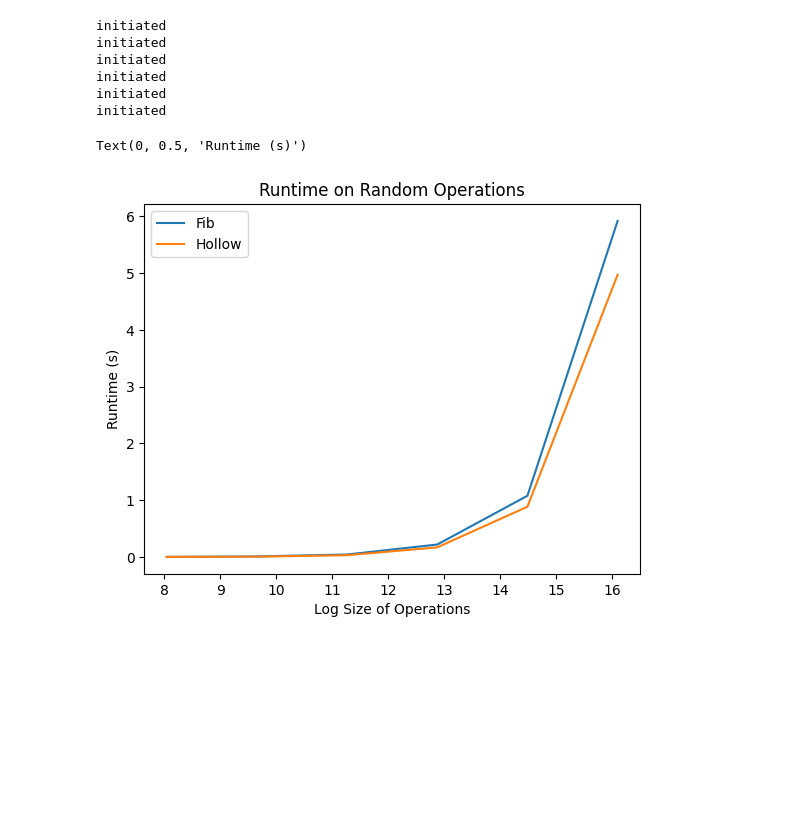
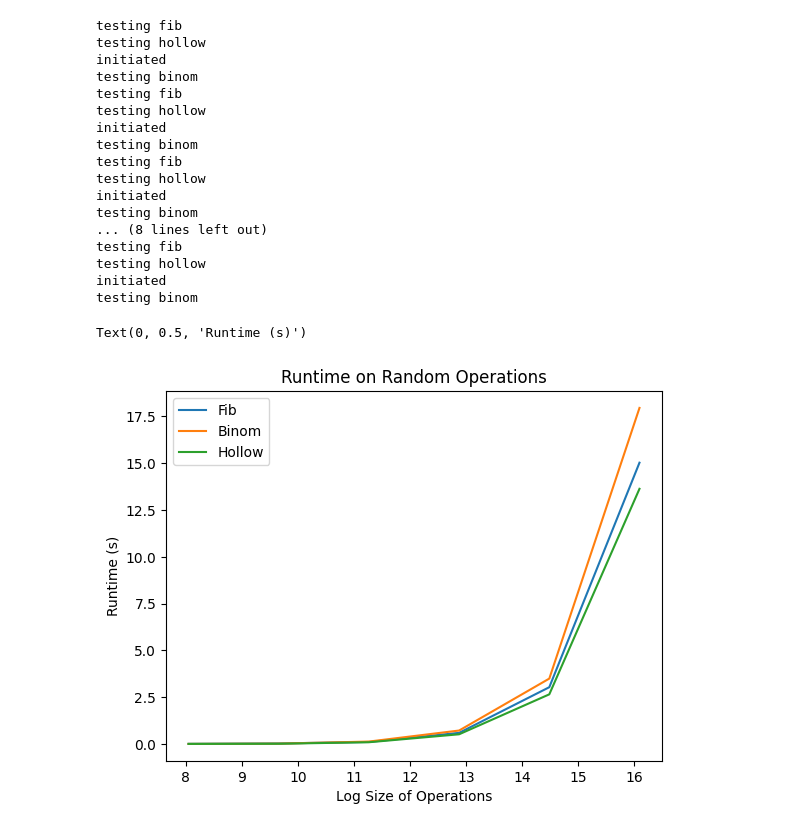
Before and after one commit to amodq/heaps270, a Jupyter notebook: timing.ipynb, the cells around one changed output. Saved outputs shown, nothing was run; the diff lists cells and outputs as text; code cells hidden in the pictures; blank space fills up the shorter version.

Commit message:
graphs

```diff
--- a/timing.ipynb
+++ b/timing.ipynb
@@ -42,7 +42,7 @@ def TestFibRandom(n):
         if a < 0.33:
             h = heap.insert(k)
             nodes.append(h)
-        elif a < .5:
+        elif a < .66:
             if not nodes:
                 continue
             update = random.choice(nodes)
@@ -53,38 +53,79 @@ def TestFibRandom(n):
                 nodes.remove(x)
     t1 = time.process_time() - t
     return t1
+# %%
+import time
+from binom import *
+
+
+def TestBinomRandom(n):
+    heap = BinomialHeap()
+    nodes = []
+    t = time.process_time()
+    for i in range(n):
+        k = random.random()
+        a = random.random()
+        if a < 0.33:
+            h = heap.insert(k)
+            nodes.append(h)
+        elif a < .66:
+            if not nodes:
+                continue
+            update = random.choice(nodes)
+            heap.dec_key(update, k)
+        else:
+            x = heap.del_min()
+            if x:
+                nodes.remove(x)
+    t1 = time.process_time() - t
+    return t1
 # %%
 import matplotlib.pyplot as plt
 import numpy as np
 x = []
 fib = []
 hollow = []
-#binom = []
+binom = []
 
-for i in range(6):
-    n = 5 ** (i + 5)
+for i in range(0, 4, 0.5):
+    n = 5 ** (i + 3)
     x.append(np.log(n))
+    print("testing fib")
     fib.append(TestFibRandom(n))
+    print("testing hollow")
     hollow.append(TestHollowRandom(n))
+    print("testing binom")
+    binom.append(TestBinomRandom(n))
 
 plt.plot(x,\
          fib, label='Fib')
-# plt.plot(x,\
-#          binom, label='Binom')
+plt.plot(x,\
+         binom, label='Binom')
 
 plt.title('Runtime on Random Operations')
 plt.plot(x,\
          hollow, label='Hollow')
 
 plt.legend()
 plt.xlabel('Log Size of Operations')
 plt.ylabel('Runtime (s)')
 # %% [output]
+testing fib
+testing hollow
 initiated
+testing binom
+testing fib
+testing hollow
 initiated
+testing binom
+testing fib
+testing hollow
 initiated
+testing binom
+... (8 lines left out)
+testing fib
+testing hollow
 initiated
-initiated
-initiated
+testing binom
 Text(0, 0.5, 'Runtime (s)')
-[figure, old version]
+[figure, new version]
```
Also changed, not shown: parts of 1 cell of this notebook, 5 other files.
